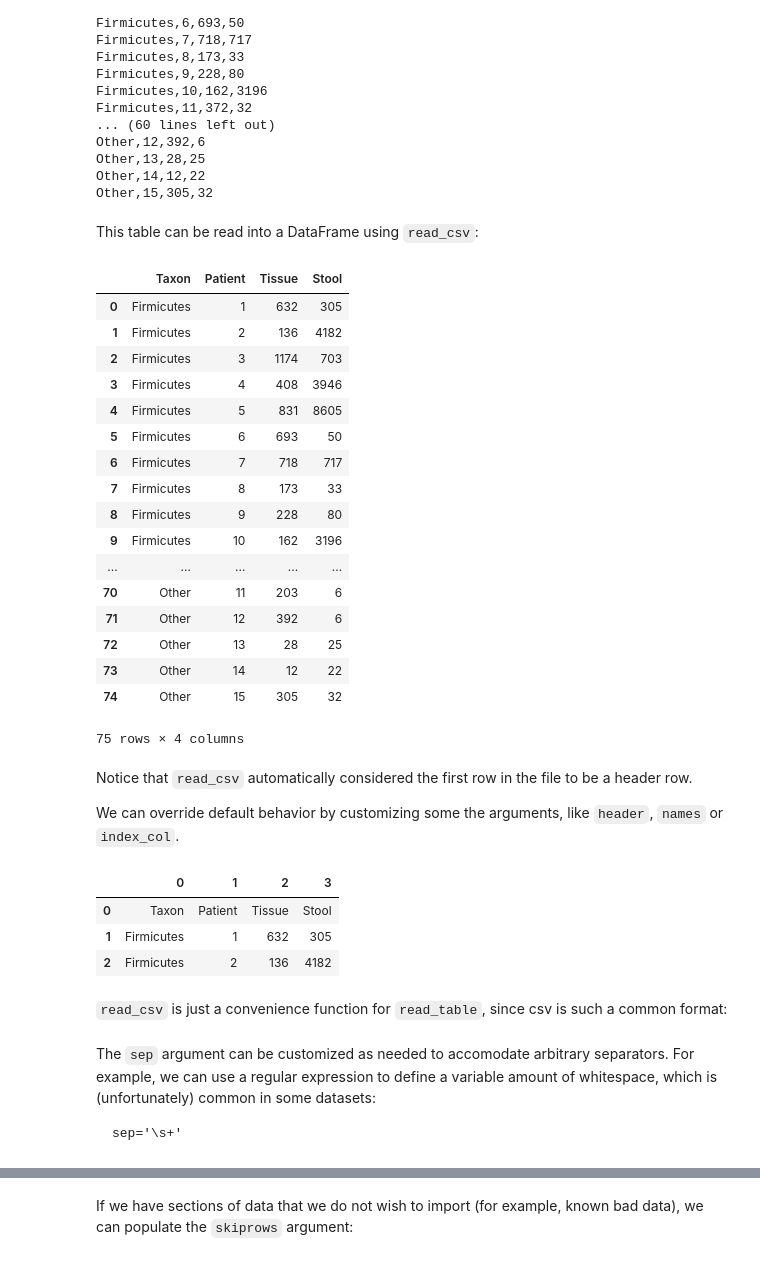
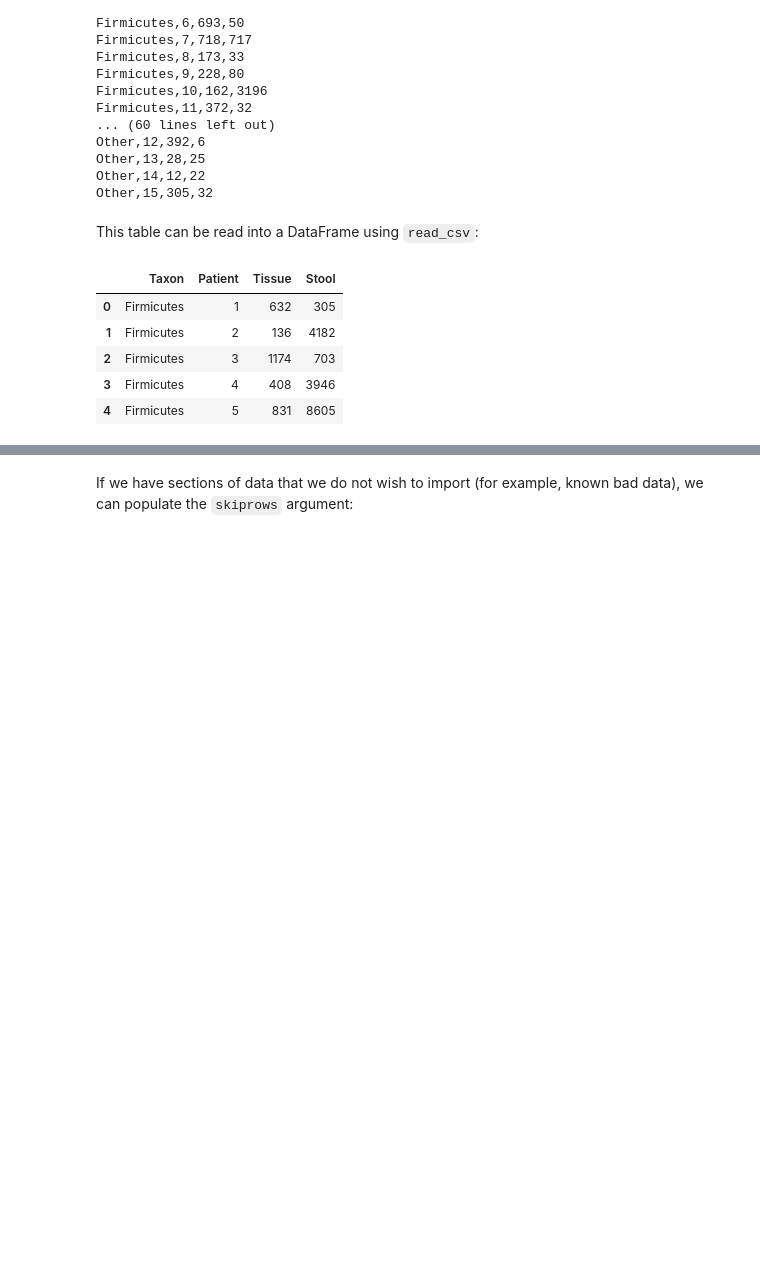
Before and after one commit to fonnesbeck/scipy2015_tutorial, a Jupyter notebook: notebooks/1. Data Preparation.ipynb, the cells around one changed output, grey strips where cells are left out. Saved outputs shown, nothing was run; the diff lists cells and outputs as text; code cells hidden in the pictures; blank space fills up the shorter version.

Commit message:
Updated draft of data prep

```diff
--- a/notebooks/1. Data Preparation.ipynb
+++ b/notebooks/1. Data Preparation.ipynb
@@ -661,36 +723,11 @@ Other,15,305,32
 This table can be read into a DataFrame using `read_csv`:
 # %%
 mb = pd.read_csv("../data/microbiome/microbiome.csv")
-mb
+mb.head()
 # %% [output]
 |  | Taxon | Patient | Tissue | Stool |
 | 0 | Firmicutes | 1 | 632 | 305 |
 | 1 | Firmicutes | 2 | 136 | 4182 |
 | 2 | Firmicutes | 3 | 1174 | 703 |
 | 3 | Firmicutes | 4 | 408 | 3946 |
 | 4 | Firmicutes | 5 | 831 | 8605 |
-| 5 | Firmicutes | 6 | 693 | 50 |
-| 6 | Firmicutes | 7 | 718 | 717 |
-| 7 | Firmicutes | 8 | 173 | 33 |
-| 8 | Firmicutes | 9 | 228 | 80 |
-| 9 | Firmicutes | 10 | 162 | 3196 |
-| ... | ... | ... | ... | ... |
-| 70 | Other | 11 | 203 | 6 |
-| 71 | Other | 12 | 392 | 6 |
-| 72 | Other | 13 | 28 | 25 |
-| 73 | Other | 14 | 12 | 22 |
-| 74 | Other | 15 | 305 | 32 |
-75 rows × 4 columns
-# %% [markdown]
-Notice that `read_csv` automatically considered the first row in the file to be a header row.
-
-We can override default behavior by customizing some the arguments, like `header`, `names` or `index_col`.
-# %%
-pd.read_csv("../data/microbiome/microbiome.csv", header=None).head(3)
-# %% [output]
-|  | 0 | 1 | 2 | 3 |
-| 0 | Taxon | Patient | Tissue | Stool |
-| 1 | Firmicutes | 1 | 632 | 305 |
-| 2 | Firmicutes | 2 | 136 | 4182 |
-# %% [markdown]
-`read_csv` is just a convenience function for `read_table`, since csv is such a common format:
@@ -699,4 +733,0 @@ mb = pd.read_table("../data/microbiome/microbiome.csv", sep=',')
-# %% [markdown]
-The `sep` argument can be customized as needed to accomodate arbitrary separators. For example, we can use a regular expression to define a variable amount of whitespace, which is (unfortunately) common in some datasets:
-
-    sep='\s+'
```
Also changed, not shown: parts of 94 cells of this notebook.
